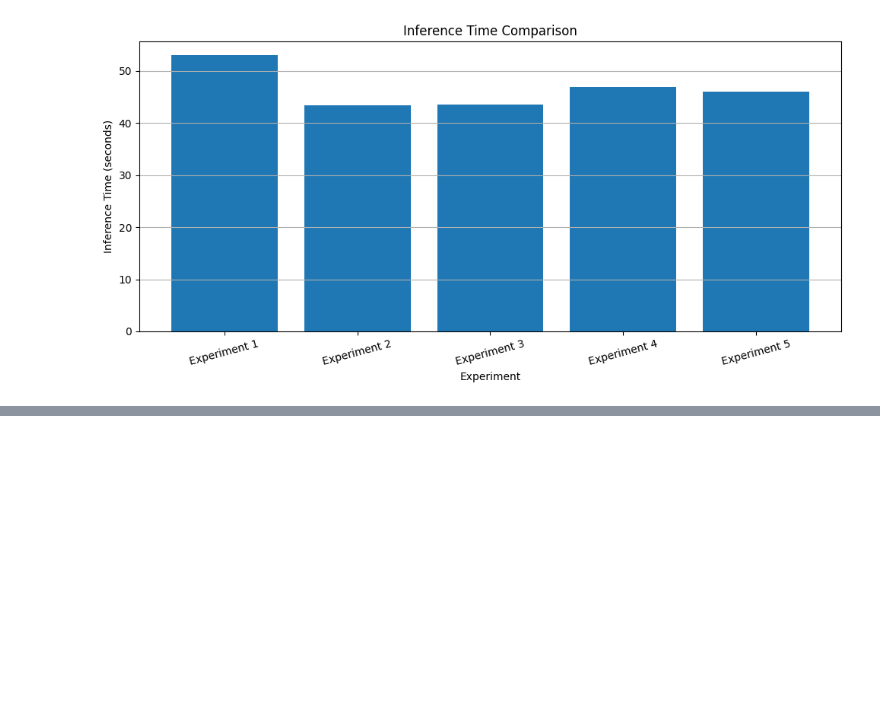
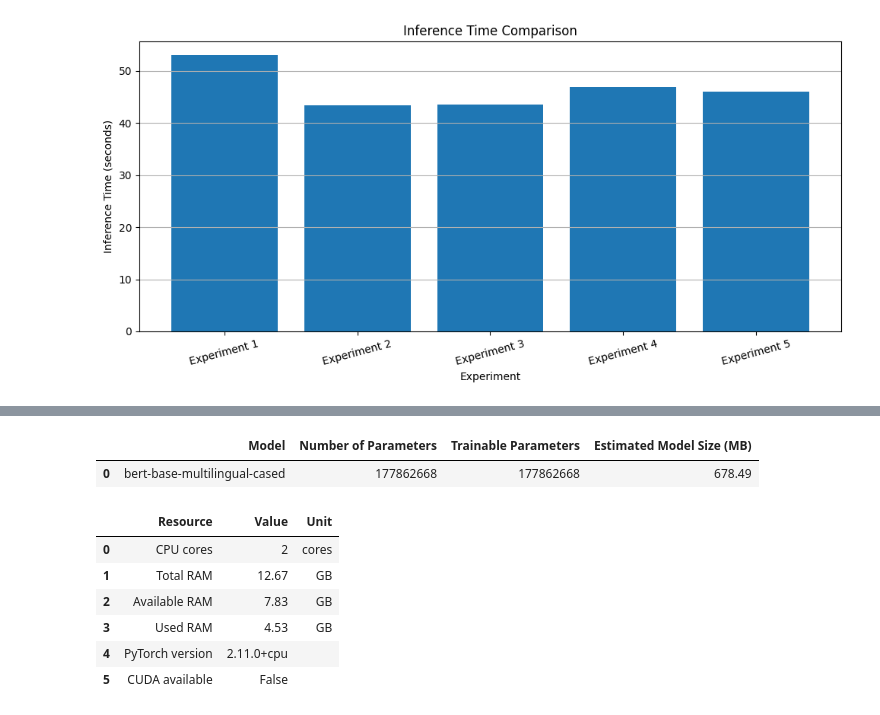
Before and after one commit to minadjordjevic/Language-Classification, a Jupyter notebook: language_classification.ipynb, the cells around one changed output, grey strips where cells are left out. Saved outputs shown, nothing was run; the diff lists cells and outputs as text; code cells hidden in the pictures; blank space fills up the shorter version.

Commit message:
Resource usage

```diff
--- a/language_classification.ipynb
+++ b/language_classification.ipynb
@@ -2579,0 +2638,71 @@ plt.show()
+# %%
+model_size_table = pd.DataFrame([
+    {
+        "Model": MODEL_NAME,
+        "Number of Parameters": num_parameters,
+        "Trainable Parameters": trainable_parameters,
+        "Estimated Model Size (MB)": round(model_size_mb, 2)
+    }
+])
+
+model_size_table
+# %% [output]
+|  | Model | Number of Parameters | Trainable Parameters | Estimated Model Size (MB) |
+| 0 | bert-base-multilingual-cased | 177862668 | 177862668 | 678.49 |
+# %%
+import torch
+import psutil
+import os
+import pandas as pd
+
+memory = psutil.virtual_memory()
+
+resource_table = pd.DataFrame([
+    {
+        "Resource": "CPU cores",
+        "Value": os.cpu_count(),
+        "Unit": "cores"
+    },
+    {
+        "Resource": "Total RAM",
+        "Value": round(memory.total / (1024**3), 2),
+        "Unit": "GB"
+    },
+    {
+        "Resource": "Available RAM",
+        "Value": round(memory.available / (1024**3), 2),
+        "Unit": "GB"
+    },
+    {
+        "Resource": "Used RAM",
+        "Value": round(memory.used / (1024**3), 2),
+        "Unit": "GB"
+    },
+    {
+        "Resource": "PyTorch version",
+        "Value": torch.__version__,
+        "Unit": ""
+    },
+    {
+        "Resource": "CUDA available",
+        "Value": str(torch.cuda.is_available()),
+        "Unit": ""
+    }
+])
+
+if torch.cuda.is_available():
+    resource_table.loc[len(resource_table)] = {
+        "Resource": "GPU",
+        "Value": torch.cuda.get_device_name(0),
+        "Unit": ""
+    }
+
+resource_table
+# %% [output]
+|  | Resource | Value | Unit |
+| 0 | CPU cores | 2 | cores |
+| 1 | Total RAM | 12.67 | GB |
+| 2 | Available RAM | 7.83 | GB |
+| 3 | Used RAM | 4.53 | GB |
+| 4 | PyTorch version | 2.11.0+cpu |  |
+| 5 | CUDA available | False |  |
```
Also changed, not shown: parts of 2 cells of this notebook.
